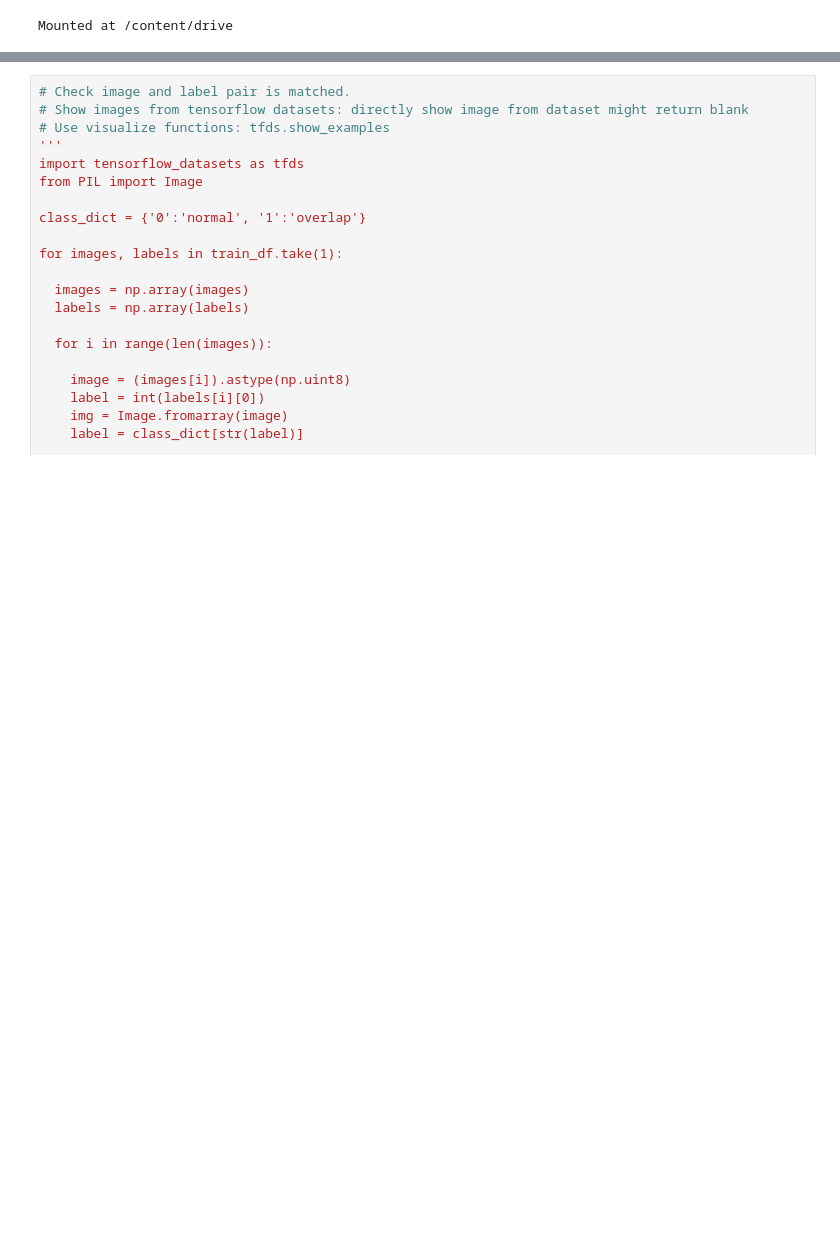
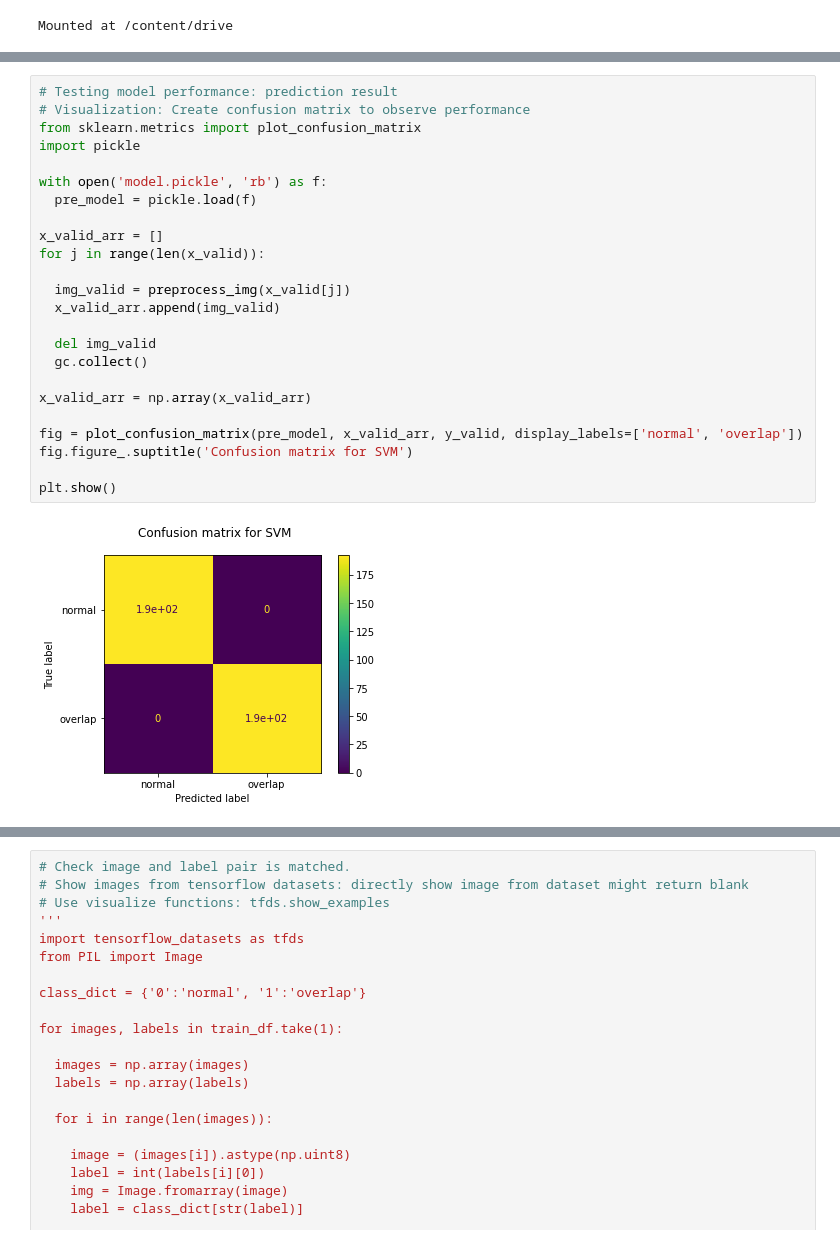
Before and after one commit to laurence-lin/Working-files, a Jupyter notebook: train_txt_model.ipynb, the cells around one changed output, grey strips where cells are left out. Saved outputs shown, nothing was run; the diff lists cells and outputs as text; blank space fills up the shorter version.

```diff
--- a/train_txt_model.ipynb
+++ b/train_txt_model.ipynb
@@ -117,0 +282,26 @@ gc.collect()
+# %%
+# Testing model performance: prediction result
+# Visualization: Create confusion matrix to observe performance
+from sklearn.metrics import plot_confusion_matrix
+import pickle
+
+with open('model.pickle', 'rb') as f:
+  pre_model = pickle.load(f)
+
+x_valid_arr = []
+for j in range(len(x_valid)):
+
+  img_valid = preprocess_img(x_valid[j])
+  x_valid_arr.append(img_valid)
+
+  del img_valid
+  gc.collect()
+
+x_valid_arr = np.array(x_valid_arr)
+
+fig = plot_confusion_matrix(pre_model, x_valid_arr, y_valid, display_labels=['normal', 'overlap'])
+fig.figure_.suptitle('Confusion matrix for SVM')
+
+plt.show()
+# %% [output]
+[figure, added]
```
Also changed, not shown: parts of 13 cells of this notebook.
